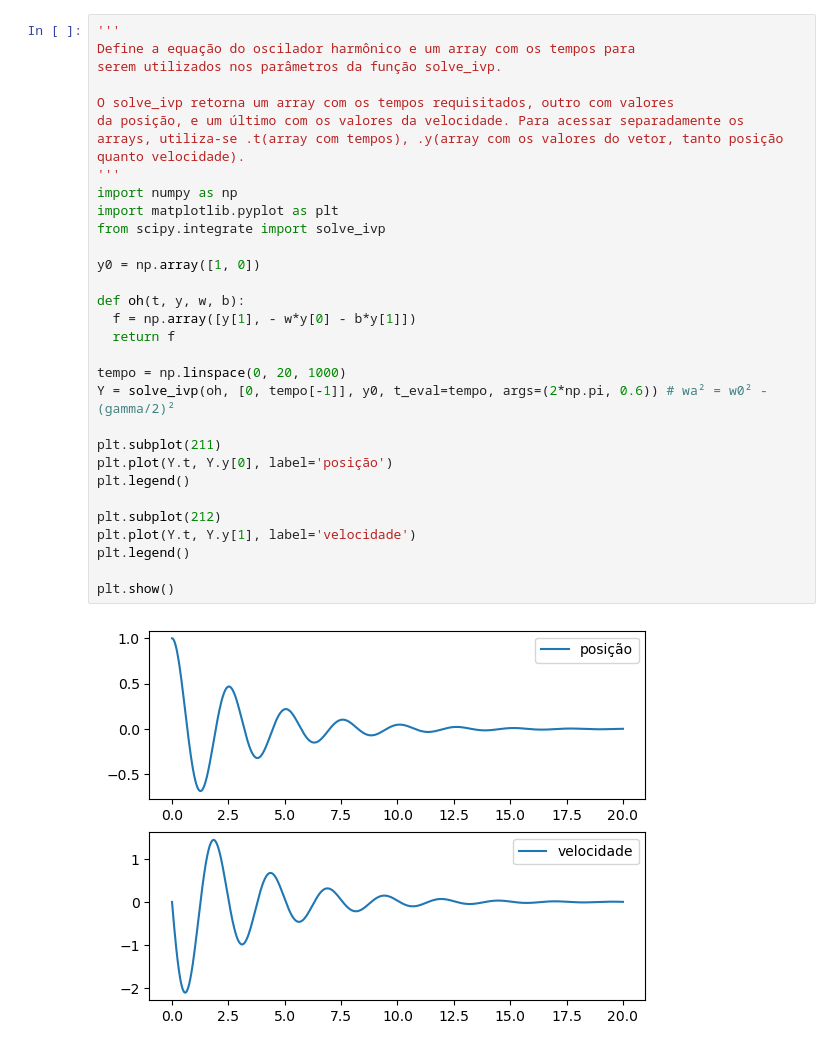
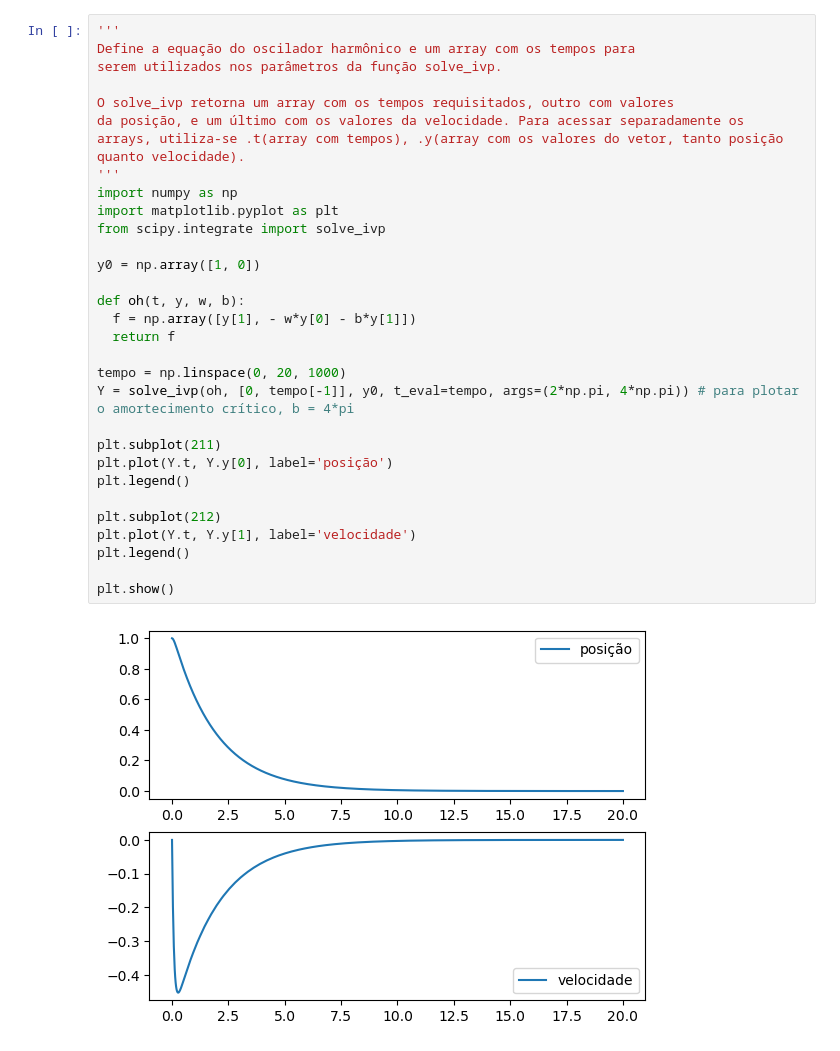
Before and after one commit to Rogerio-buso/Fisica-Computacional, a Jupyter notebook: Atividade 5/oscilador.ipynb, the cells around one changed output. Drawn from its saved outputs; the diff is of its cells as text.

```diff
--- a/Atividade 5/oscilador.ipynb
+++ b/Atividade 5/oscilador.ipynb
@@ -2,32 +2,32 @@
 '''
 Define a equação do oscilador harmônico e um array com os tempos para
 serem utilizados nos parâmetros da função solve_ivp.
 
 O solve_ivp retorna um array com os tempos requisitados, outro com valores
 da posição, e um último com os valores da velocidade. Para acessar separadamente os
 arrays, utiliza-se .t(array com tempos), .y(array com os valores do vetor, tanto posição quanto velocidade).
 '''
 import numpy as np
 import matplotlib.pyplot as plt
 from scipy.integrate import solve_ivp
 
 y0 = np.array([1, 0])
 
 def oh(t, y, w, b):
   f = np.array([y[1], - w*y[0] - b*y[1]])
   return f
 
 tempo = np.linspace(0, 20, 1000)
-Y = solve_ivp(oh, [0, tempo[-1]], y0, t_eval=tempo, args=(2*np.pi, 0.6)) # wa² = w0² - (gamma/2)²
+Y = solve_ivp(oh, [0, tempo[-1]], y0, t_eval=tempo, args=(2*np.pi, 4*np.pi)) # para plotar o amortecimento crítico, b = 4*pi
 
 plt.subplot(211)
 plt.plot(Y.t, Y.y[0], label='posição')
 plt.legend()
 
 plt.subplot(212)
 plt.plot(Y.t, Y.y[1], label='velocidade')
 plt.legend()
 
 plt.show()
 # %% [output]
-[figure, old version]
+[figure, new version]
```
Also changed, not shown: parts of 1 cell of this notebook, 1 other file.
